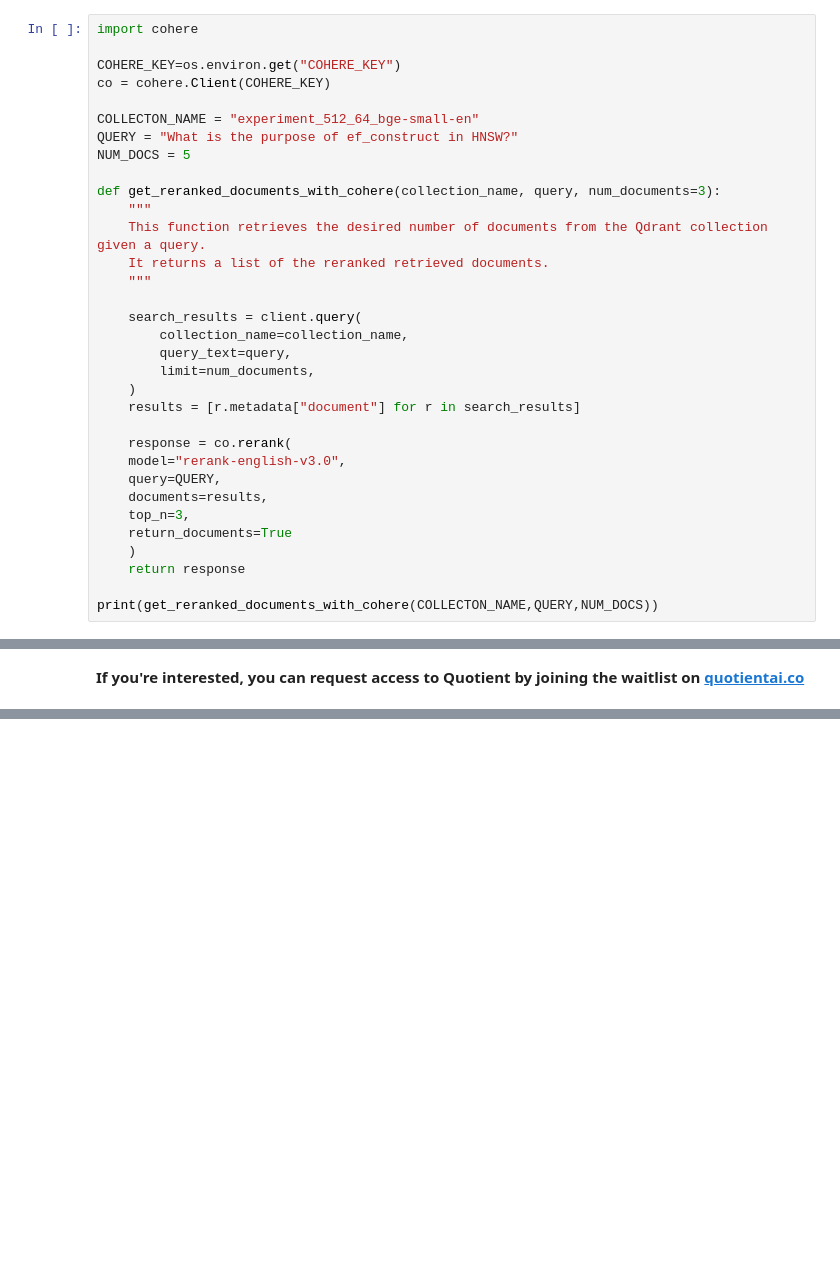
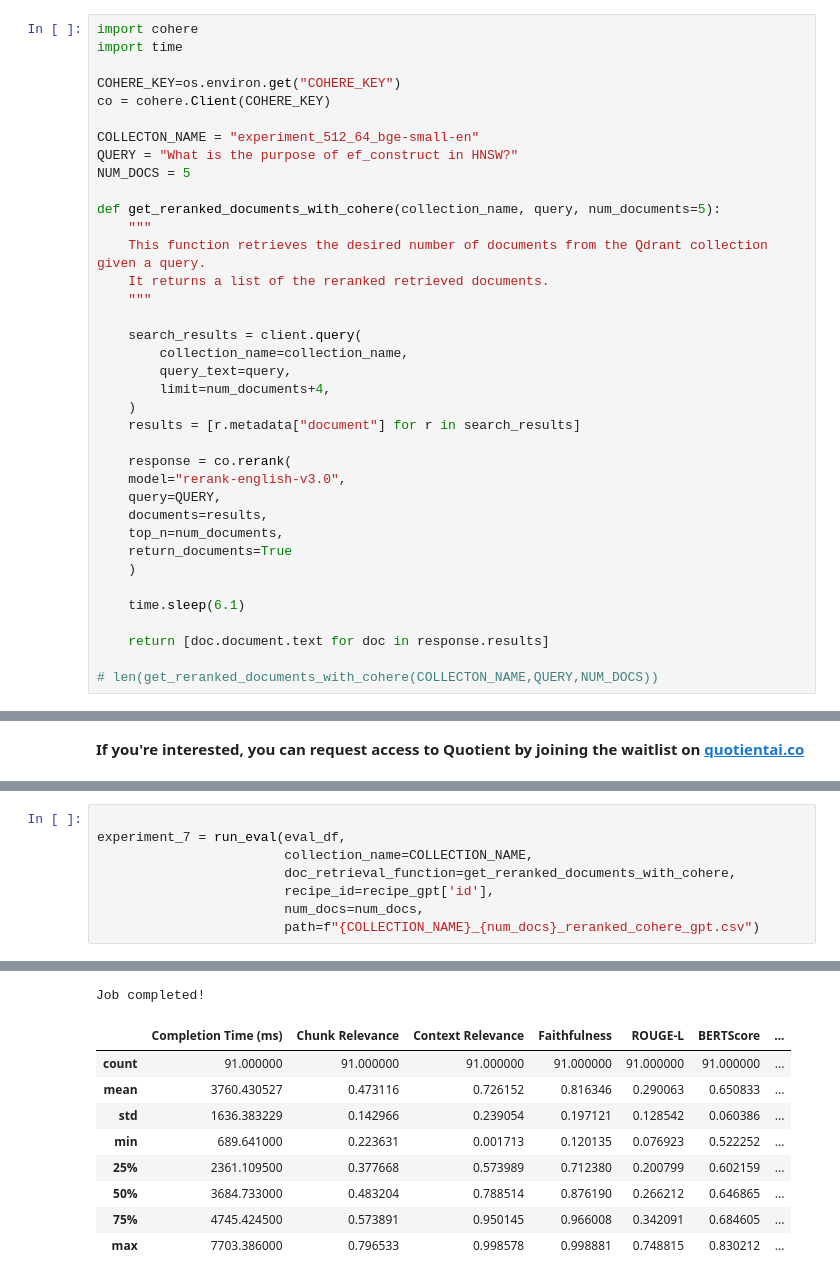
Before and after one commit to qdrant/qdrant-rag-eval, a Jupyter notebook: workshop-rag-eval-qdrant-quotient/notebook/quotient_qdrant_rag_eval_with_reranker.ipynb, the cells around one changed output, grey strips where cells are left out. Saved outputs shown, nothing was run; the diff lists cells and outputs as text; blank space fills up the shorter version.

```diff
--- a/workshop-rag-eval-qdrant-quotient/notebook/quotient_qdrant_rag_eval_with_reranker.ipynb
+++ b/workshop-rag-eval-qdrant-quotient/notebook/quotient_qdrant_rag_eval_with_reranker.ipynb
@@ -270,5 +261,6 @@ print(get_documents(COLLECTON_NAME,QUERY,NUM_DOCS))
 # %%
 import cohere
+import time
 
 COHERE_KEY=os.environ.get("COHERE_KEY")
 co = cohere.Client(COHERE_KEY)
@@ -277,7 +269,7 @@ COLLECTON_NAME = "experiment_512_64_bge-small-en"
 QUERY = "What is the purpose of ef_construct in HNSW?"
 NUM_DOCS = 5
 
-def get_reranked_documents_with_cohere(collection_name, query, num_documents=3):
+def get_reranked_documents_with_cohere(collection_name, query, num_documents=5):
     """
     This function retrieves the desired number of documents from the Qdrant collection given a query.
     It returns a list of the reranked retrieved documents.
@@ -286,7 +278,7 @@ def get_reranked_documents_with_cohere(collection_name, query, num_documents=3):
     search_results = client.query(
         collection_name=collection_name,
         query_text=query,
-        limit=num_documents,
+        limit=num_documents+4,
     )
     results = [r.metadata["document"] for r in search_results]
 
@@ -294,9 +286,12 @@ def get_reranked_documents_with_cohere(collection_name, query, num_documents=3):
     model="rerank-english-v3.0",
     query=QUERY,
     documents=results,
-    top_n=3,
+    top_n=num_documents,
     return_documents=True
     )
-    return response
 
-print(get_reranked_documents_with_cohere(COLLECTON_NAME,QUERY,NUM_DOCS))
+    time.sleep(6.1)
+
+    return [doc.document.text for doc in response.results]
+
+# len(get_reranked_documents_with_cohere(COLLECTON_NAME,QUERY,NUM_DOCS))
@@ -953,0 +1150,9 @@ You can see how starting from zero, you can build an improved RAG system by maki
+# %%
+
+experiment_7 = run_eval(eval_df,
+                        collection_name=COLLECTION_NAME,
+                        doc_retrieval_function=get_reranked_documents_with_cohere,
+                        recipe_id=recipe_gpt['id'],
+                        num_docs=num_docs,
+                        path=f"{COLLECTION_NAME}_{num_docs}_reranked_cohere_gpt.csv")
+# %% [output]
@@ -953,0 +1164,10 @@ You can see how starting from zero, you can build an improved RAG system by maki
+Job completed!
+|  | Completion Time (ms) | Chunk Relevance | Context Relevance | Faithfulness | ROUGE-L | BERTScore | ... |
+| count | 91.000000 | 91.000000 | 91.000000 | 91.000000 | 91.000000 | 91.000000 | ... |
+| mean | 3760.430527 | 0.473116 | 0.726152 | 0.816346 | 0.290063 | 0.650833 | ... |
+| std | 1636.383229 | 0.142966 | 0.239054 | 0.197121 | 0.128542 | 0.060386 | ... |
+| min | 689.641000 | 0.223631 | 0.001713 | 0.120135 | 0.076923 | 0.522252 | ... |
+| 25% | 2361.109500 | 0.377668 | 0.573989 | 0.712380 | 0.200799 | 0.602159 | ... |
+| 50% | 3684.733000 | 0.483204 | 0.788514 | 0.876190 | 0.266212 | 0.646865 | ... |
+| 75% | 4745.424500 | 0.573891 | 0.950145 | 0.966008 | 0.342091 | 0.684605 | ... |
+| max | 7703.386000 | 0.796533 | 0.998578 | 0.998881 | 0.748815 | 0.830212 | ... |
```
Also changed, not shown: parts of 38 cells of this notebook, 1 other file.
